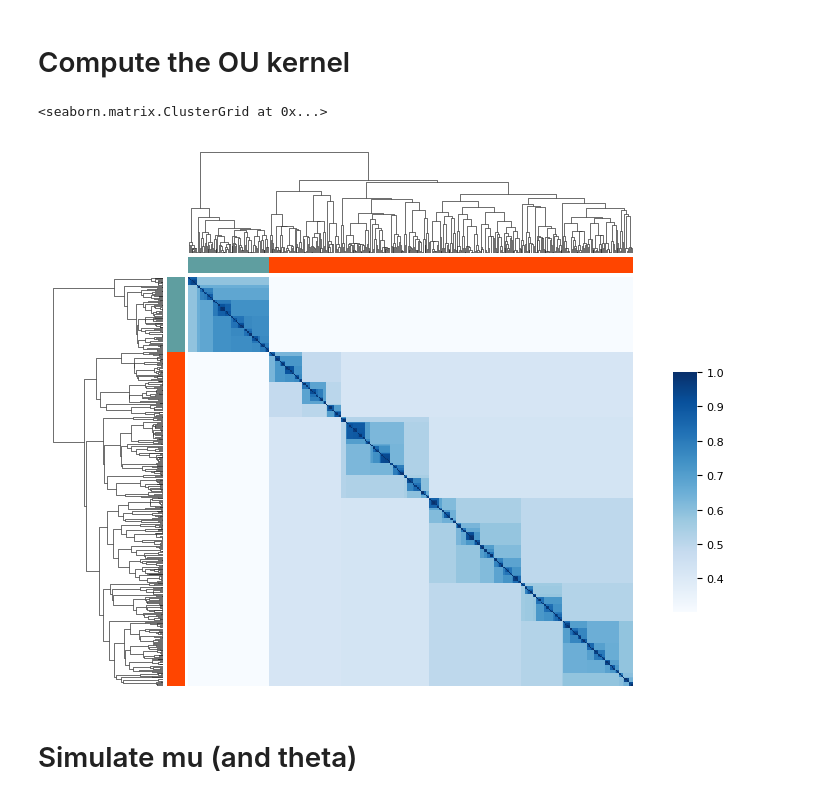
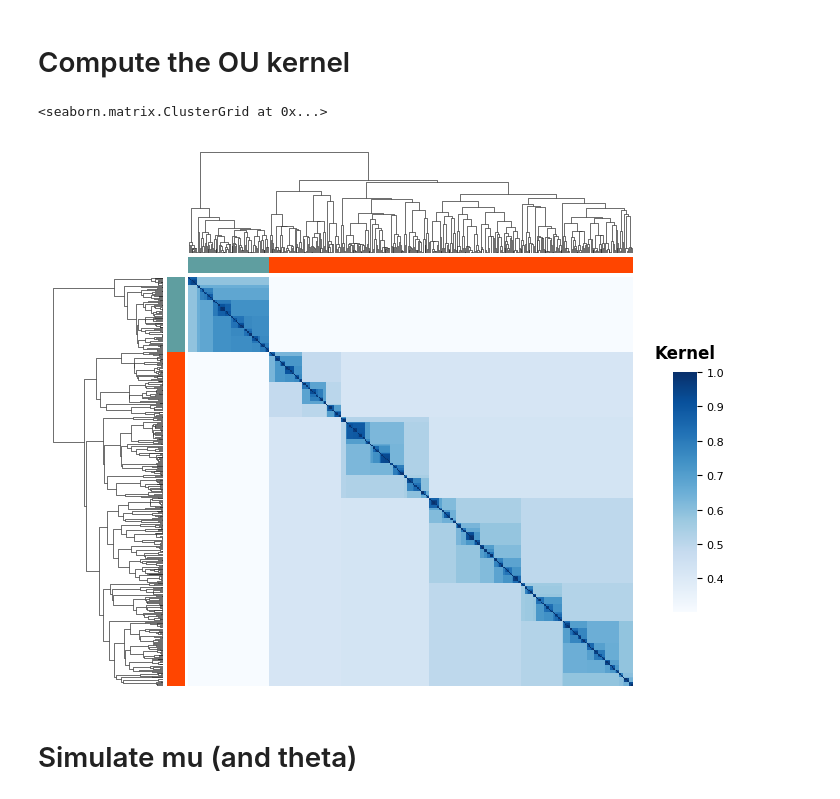
Before and after one commit to elena-buscaroli/snv_caller, a Jupyter notebook: binomial_lik/simple_simulation.ipynb, the cells around one changed output. Drawn from its saved outputs; the diff is of its cells as text; code cells hidden in the pictures.

```diff
--- a/binomial_lik/simple_simulation.ipynb
+++ b/binomial_lik/simple_simulation.ipynb
@@ -59,10 +57,11 @@ assert kernel.shape[0] == kernel.shape[1]
 assert kernel.shape[0] == N
 # %%
 plot_heatmap(kernel, col_colors=label_colors, row_colors=label_colors,
-             linkage_matrix_col=linkage_matrix, linkage_matrix_row=linkage_matrix)
+             linkage_matrix_col=linkage_matrix, linkage_matrix_row=linkage_matrix,
+             out_name="kernel.png", legend_title="Kernel")
 # %% [output]
 <seaborn.matrix.ClusterGrid at 0x...>
-[figure, old version]
+[figure, new version]
 # %% [markdown]
 # Simulate mu (and theta)
 
```
Also changed, not shown: parts of 7 cells of this notebook, 15 other files.
